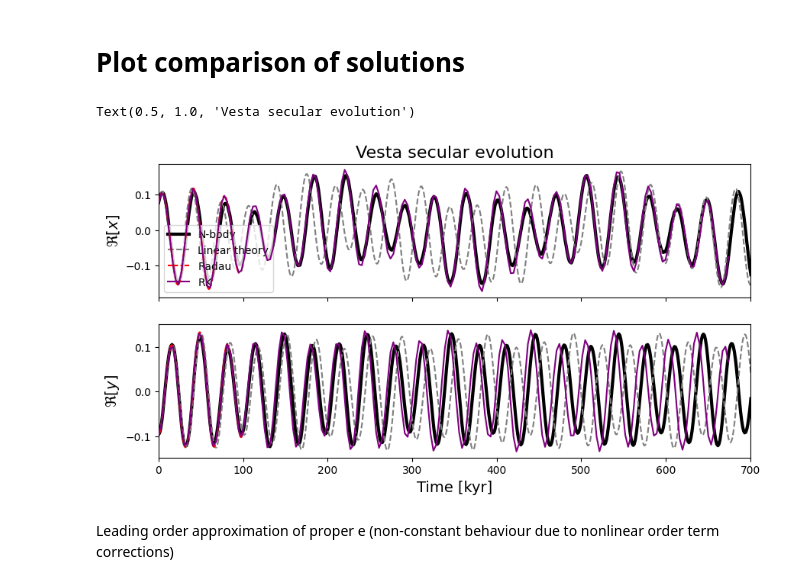
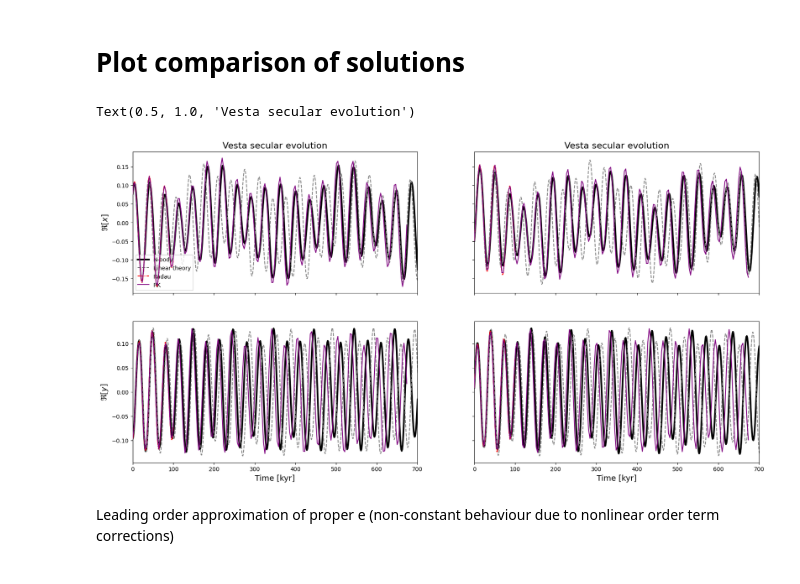
Before and after one commit to shadden/TestParticleSecularDynamics, a Jupyter notebook: VestaExample.ipynb, the cells around one changed output. Saved outputs shown, nothing was run; the diff lists cells and outputs as text; code cells hidden in the pictures.

```diff
--- a/VestaExample.ipynb
+++ b/VestaExample.ipynb
@@ -116,8 +116,8 @@ u0 = x_numerical[0] - np.sum(list(tp_h.F_e.values()))
 v0 = y_numerical[0] - np.sum(list(tp_h.F_inc.values()))
 _RT2 = np.sqrt(2)
 X = np.zeros(2*(h_tot.M+h_tot.N))
-X[:2] = _RT2 * np.real(np.array([u0,v0]))
-X[h_tot.M+h_tot.N:h_tot.M+h_tot.N+2] = -1 * _RT2 * np.imag(np.array([u0,v0]))
+X[:2] = -1 * _RT2 * np.imag(np.array([u0,v0]))
+X[h_tot.M+h_tot.N:h_tot.M+h_tot.N+2] = _RT2 * np.real(np.array([u0,v0]))
 
 steps = 200
 times = np.arange(steps) * integrator.dt
@@ -141,44 +141,49 @@ soln_h = solve_ivp(
 # %% [markdown]
 # Plot comparison of solutions
 # %%
-u_soln = (soln_h.y[0] - 1j * soln_h.y[h_tot.M+h_tot.N]) / np.sqrt(2)
+u_soln = (soln_h.y[h_tot.M+h_tot.N] - 1j * soln_h.y[0]) / np.sqrt(2)
 F_e_soln = np.sum([amp*np.exp(1j*(m @ soln_h.y[h_tot.N:h_tot.M+h_tot.N])) for m,amp in tp_h.F_e.items()],axis=0)
 x_soln = u_soln+F_e_soln
 
-v_soln = (soln_h.y[1] - 1j * soln_h.y[1+h_tot.M+h_tot.N]) / np.sqrt(2)
+v_soln = (soln_h.y[1+h_tot.M+h_tot.N] - 1j * soln_h.y[1]) / np.sqrt(2)
 F_inc_soln = np.sum([amp*np.exp(1j*(m @ soln_h.y[h_tot.N:h_tot.M+h_tot.N])) for m,amp in tp_h.F_inc.items()],axis=0)
 y_soln = v_soln+F_inc_soln
 
-u_rk_soln = (X_rk.T[0] - 1j * X_rk.T[h_tot.M+h_tot.N]) / np.sqrt(2)
+u_rk_soln = (X_rk.T[h_tot.M+h_tot.N] - 1j * X_rk.T[0]) / np.sqrt(2)
 F_e_rk_soln = np.sum([amp*np.exp(1j*(m @ X_rk.T[h_tot.N:h_tot.M+h_tot.N])) for m,amp in tp_h.F_e.items()],axis=0)
 x_rk_soln = u_rk_soln+F_e_rk_soln
 
-v_rk_soln = (X_rk.T[1] - 1j * X_rk.T[1+h_tot.M+h_tot.N]) / np.sqrt(2)
+v_rk_soln = (X_rk.T[1+h_tot.M+h_tot.N] - 1j * X_rk.T[1]) / np.sqrt(2)
+
 F_inc_rk_soln = np.sum([amp*np.exp(1j*(m @ X_rk.T[h_tot.N:h_tot.M+h_tot.N])) for m,amp in tp_h.F_inc.items()],axis=0)
+
 y_rk_soln = v_rk_soln+F_inc_rk_soln
 
-fig,ax = plt.subplots(2,1,sharex=True,figsize=(10,5))
+fig,ax = plt.subplots(2,2,sharex=True,figsize=(20,10),sharey='row')
 
+for j,fn in zip((0,1),(np.real,np.imag)):
+    ax[0,j].plot(results['time']/(2e3*np.pi),fn(x_numerical),lw=3,color='k',label="N-body")
+    ax[0,j].plot(results['time']/(2e3*np.pi),fn(x_linear),'--',color='gray',label="Linear theory")
+    ax[0,j].plot(soln_h.t/(2e3*np.pi),fn(x_soln),'r-.',zorder=99,label="Radau")
+    ax[0,j].plot(times/(2e3*np.pi),fn(x_rk_soln),'-',color='purple',zorder=99,label="RK")
 
-ax[0].plot(results['time']/(2e3*np.pi),np.real(x_numerical),lw=3,color='k',label="N-body")
-ax[0].plot(results['time']/(2e3*np.pi),np.real(x_linear),'--',color='gray',label="Linear theory")
-ax[0].plot(soln_h.t/(2e3*np.pi),np.real(x_soln),'r-.',zorder=99,label="Radau")
-ax[0].plot(times/(2e3*np.pi),np.real(x_rk_soln),'-',color='purple',zorder=99,label="RK")
+    ax[1,j].plot(results['time']/(2e3*np.pi),fn(y_numerical),lw=3,color='k')
+    ax[1,j].plot(results['time']/(2e3*np.pi),fn(y_linear),'--',color='gray')
+    ax[1,j].plot(soln_h.t/(2e3*np.pi),fn(y_soln),'r-.',zorder=99)
+    ax[1,j].plot(times/(2e3*np.pi),fn(y_rk_soln),'-',color='purple',zorder=99,label="RK")
 
-ax[0].legend(loc = 'lower left')
-ax[1].plot(results['time']/(2e3*np.pi),np.real(y_numerical),lw=3,color='k')
-ax[1].plot(results['time']/(2e3*np.pi),np.real(y_linear),'--',color='gray')
-ax[1].plot(soln_h.t/(2e3*np.pi),np.real(y_soln),'r-.',zorder=99)
-ax[1].plot(times/(2e3*np.pi),np.real(y_rk_soln),'-',color='purple',zorder=99,label="RK")
+ax[0,0].legend(loc = 'lower left')
 plt.xlim(0,.7e3)
 
-plt.xlabel("Time [kyr]",fontsize=14)
-ax[0].set_ylabel(r"$\Re[x]$",fontsize=14)
-ax[1].set_ylabel(r"$\Re[y]$",fontsize=14)
-ax[0].set_title("Vesta secular evolution",fontsize=16)
+ax[1,0].set_xlabel("Time [kyr]",fontsize=14)
+ax[1,1].set_xlabel("Time [kyr]",fontsize=14)
+ax[0,0].set_ylabel(r"$\Re[x]$",fontsize=14)
+ax[1,0].set_ylabel(r"$\Re[y]$",fontsize=14)
+ax[0,0].set_title("Vesta secular evolution",fontsize=16)
+ax[0,1].set_title("Vesta secular evolution",fontsize=16)
 # %% [output]
 Text(0.5, 1.0, 'Vesta secular evolution')
-[figure, old version]
+[figure, new version]
 # %% [markdown]
 Leading order approximation of proper e (non-constant behaviour due to nonlinear order term corrections)
 # %%
```
Also changed, not shown: parts of 3 cells of this notebook, 1 other file.
